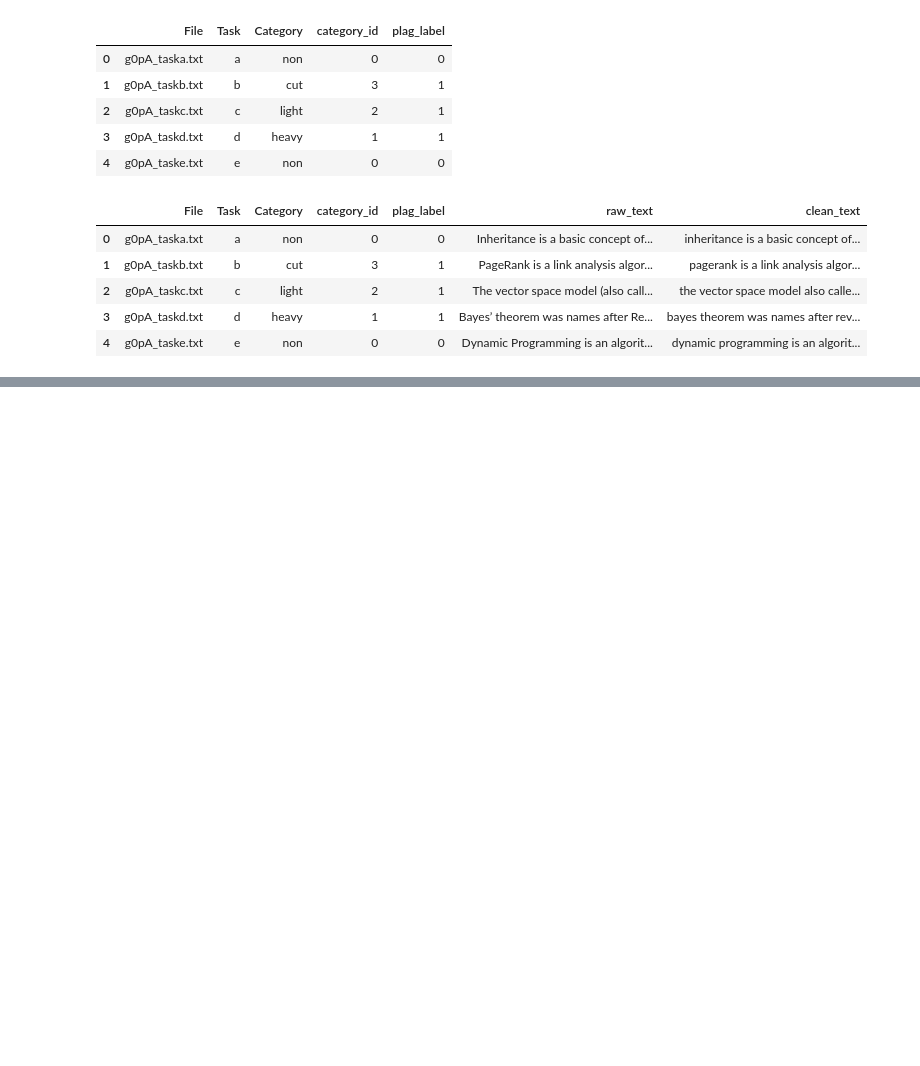
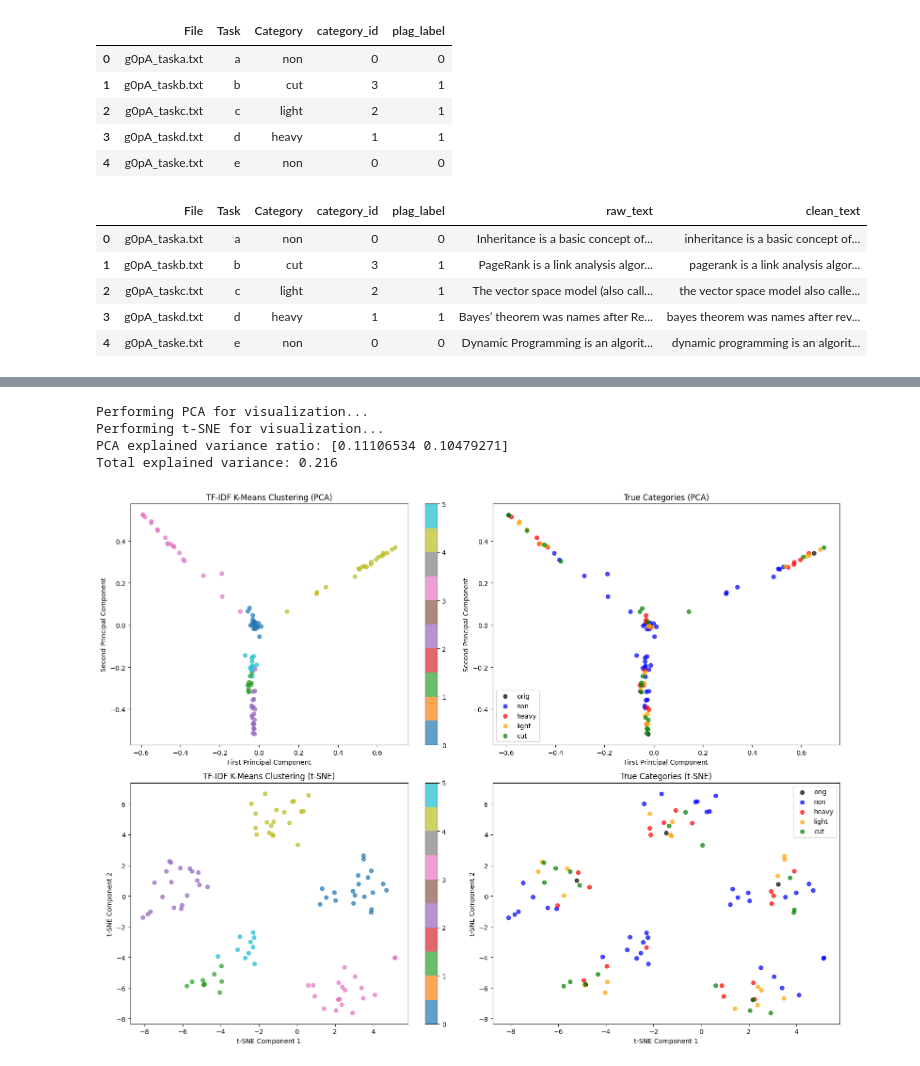
Before and after one commit to SnehilSinha/Computational-Tools-for-Data-Science-Group-27, a Jupyter notebook: Plagiarism Detection/PreProcess.ipynb, the cells around one changed output, grey strips where cells are left out. Drawn from its saved outputs; the diff is of its cells as text; code cells hidden in the pictures; blank space fills up the shorter version.

```diff
--- a/Plagiarism Detection/PreProcess.ipynb
+++ b/Plagiarism Detection/PreProcess.ipynb
@@ -86,0 +272,77 @@ summary_data.head()
+# %%
+# Perform clustering with optimal number of clusters and visualize
+optimal_clusters = results_df.loc[best_silhouette_idx, 'n_clusters']
+kmeans_final = KMeans(n_clusters=int(optimal_clusters), random_state=42, n_init=10)
+cluster_labels = kmeans_final.fit_predict(tfidf_dense)
+
+# Add cluster labels to dataframe
+df['tfidf_cluster'] = cluster_labels
+
+# Dimensionality reduction for visualization
+print("Performing PCA for visualization...")
+pca = PCA(n_components=2, random_state=42)
+tfidf_pca = pca.fit_transform(tfidf_dense)
+
+print("Performing t-SNE for visualization...")
+tsne = TSNE(n_components=2, random_state=42, perplexity=30, max_iter=1000)
+tfidf_tsne = tsne.fit_transform(tfidf_dense)
+
+# Create visualization dataframe
+viz_df = df.copy()
+viz_df['pca_x'] = tfidf_pca[:, 0]
+viz_df['pca_y'] = tfidf_pca[:, 1]
+viz_df['tsne_x'] = tfidf_tsne[:, 0]
+viz_df['tsne_y'] = tfidf_tsne[:, 1]
+
+print(f"PCA explained variance ratio: {pca.explained_variance_ratio_}")
+print(f"Total explained variance: {pca.explained_variance_ratio_.sum():.3f}")
+# %% [output]
+Performing PCA for visualization...
+Performing t-SNE for visualization...
+PCA explained variance ratio: [0.11106534 0.10479271]
+Total explained variance: 0.216
+# %%
+# Plot clustering results
+fig, axes = plt.subplots(2, 2, figsize=(16, 12))
+
+# PCA plot colored by clusters
+scatter1 = axes[0, 0].scatter(viz_df['pca_x'], viz_df['pca_y'],
+                             c=viz_df['tfidf_cluster'], cmap='tab10', alpha=0.7)
+axes[0, 0].set_title('TF-IDF K-Means Clustering (PCA)')
+axes[0, 0].set_xlabel('First Principal Component')
+axes[0, 0].set_ylabel('Second Principal Component')
+plt.colorbar(scatter1, ax=axes[0, 0])
+
+# PCA plot colored by true categories
+category_colors = {'orig': 'black', 'non': 'blue', 'heavy': 'red', 'light': 'orange', 'cut': 'green'}
+for category, color in category_colors.items():
+    mask = viz_df['Category'] == category
+    axes[0, 1].scatter(viz_df.loc[mask, 'pca_x'], viz_df.loc[mask, 'pca_y'],
+                      c=color, label=category, alpha=0.7)
+axes[0, 1].set_title('True Categories (PCA)')
+axes[0, 1].set_xlabel('First Principal Component')
+axes[0, 1].set_ylabel('Second Principal Component')
+axes[0, 1].legend()
+
+# t-SNE plot colored by clusters
+scatter3 = axes[1, 0].scatter(viz_df['tsne_x'], viz_df['tsne_y'],
+                             c=viz_df['tfidf_cluster'], cmap='tab10', alpha=0.7)
+axes[1, 0].set_title('TF-IDF K-Means Clustering (t-SNE)')
+axes[1, 0].set_xlabel('t-SNE Component 1')
+axes[1, 0].set_ylabel('t-SNE Component 2')
+plt.colorbar(scatter3, ax=axes[1, 0])
+
+# t-SNE plot colored by true categories
+for category, color in category_colors.items():
+    mask = viz_df['Category'] == category
+    axes[1, 1].scatter(viz_df.loc[mask, 'tsne_x'], viz_df.loc[mask, 'tsne_y'],
+                      c=color, label=category, alpha=0.7)
+axes[1, 1].set_title('True Categories (t-SNE)')
+axes[1, 1].set_xlabel('t-SNE Component 1')
+axes[1, 1].set_ylabel('t-SNE Component 2')
+axes[1, 1].legend()
+
+plt.tight_layout()
+plt.show()
+# %% [output]
+[figure, added]
```
Also changed, not shown: parts of 31 cells of this notebook, 5 other files.
